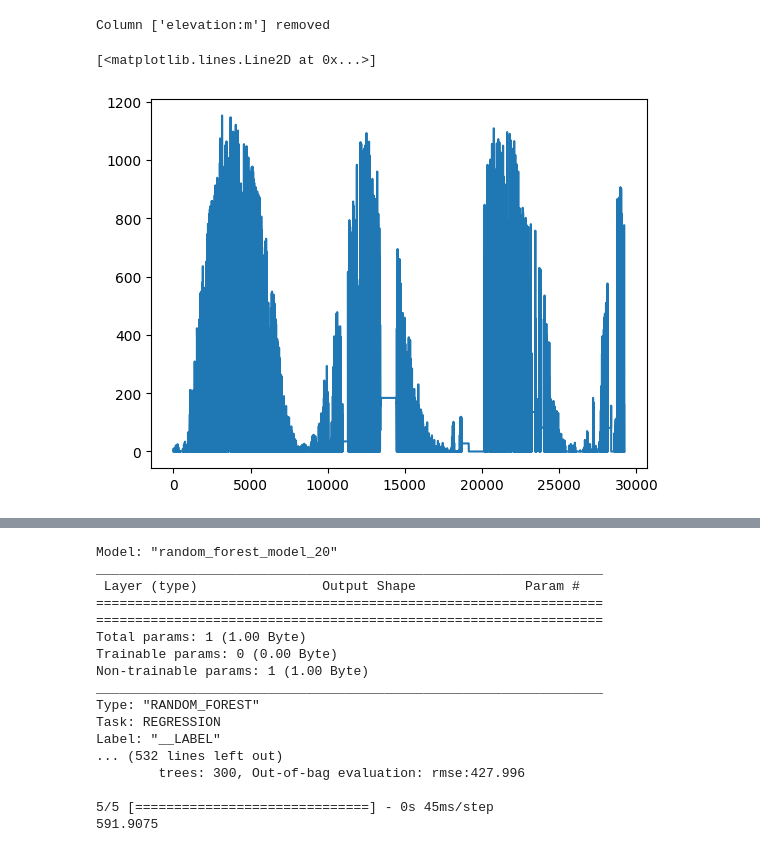
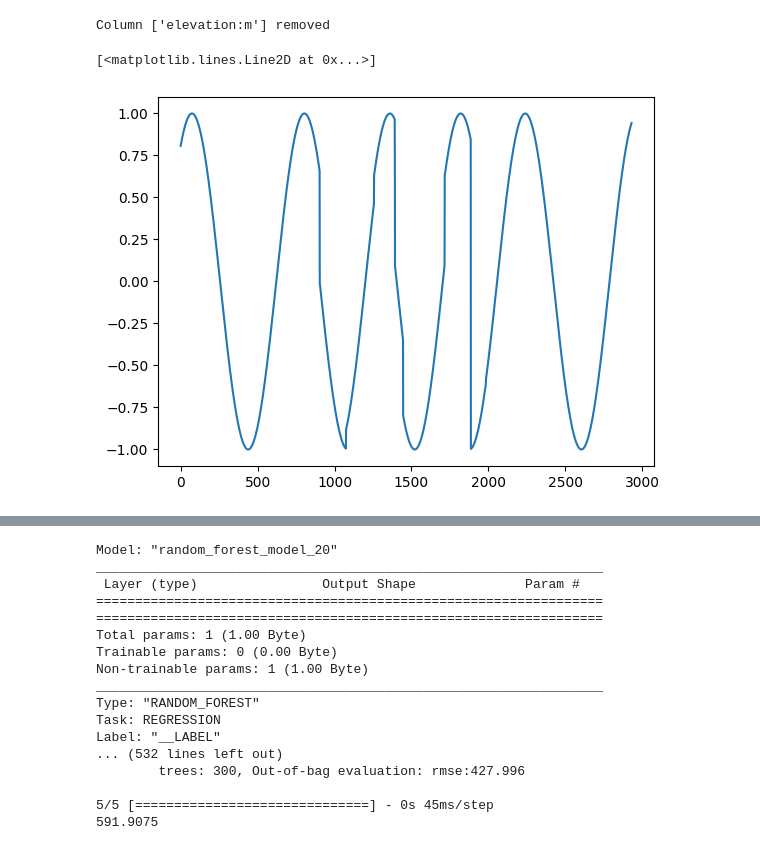
Before and after one commit to henrikmw/TDT4173-Time-Series-Forecasting, a Jupyter notebook: random_forest.ipynb, the cells around one changed output, grey strips where cells are left out. Cells and saved outputs as stored; diff of their text form; code cells hidden in the pictures.

```diff
--- a/random_forest.ipynb
+++ b/random_forest.ipynb
@@ -177,12 +178,12 @@ def removeSequences(data):
         prev_value = None
         subsequent_count = 0
         for idx, value in enumerate(df['pv_measurement']):
-            if subsequent_count >= 24:
+            if subsequent_count >= 1000:
                 df = df.drop(df.index[idx-24:idx])
                 subsequent_count == 0
 
             if prev_value != None:
-                if value - prev_value < 10:
+                if value - prev_value < 0.1:
                     subsequent_count += 1
 
                 else:
@@ -196,13 +197,11 @@ def removeSequences(data):
     return new_data
 
 
-A = removeSequences(A)
-B = removeSequences(B)
-C = removeSequences(C)
+#A = removeSequences(A)
+#B = removeSequences(B)
+#C = removeSequences(C)
 # %%
-plt.plot(A[1]['month_cos'][:366*24])
+plt.plot(C[1]['month_cos'][:366*24])
+# %% [output]
+[<matplotlib.lines.Line2D at 0x...>]
+[figure, added]
-# %%
-plt.plot(B[0]['pv_measurement'])
-# %% [output]
-[<matplotlib.lines.Line2D at 0x...>]
-[figure, removed]
```
Also changed, not shown: parts of 3 cells of this notebook.
